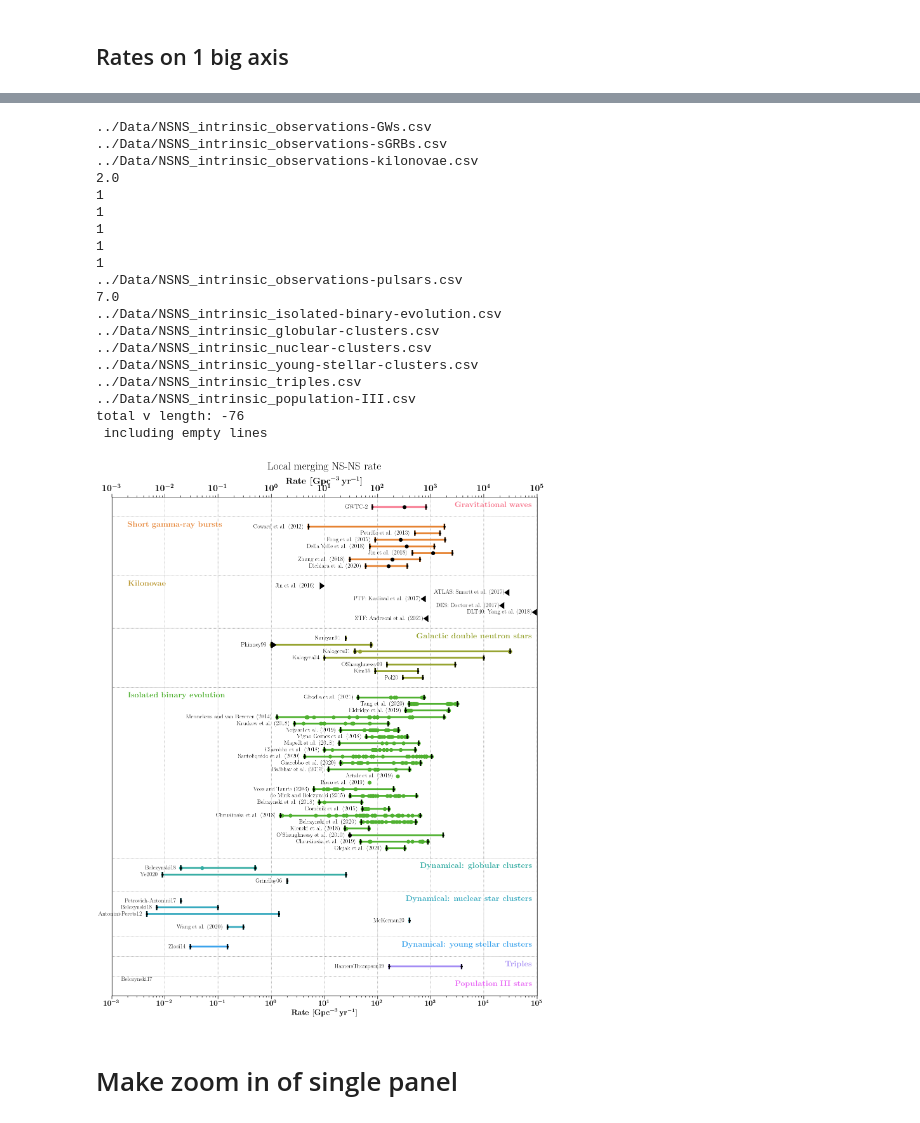
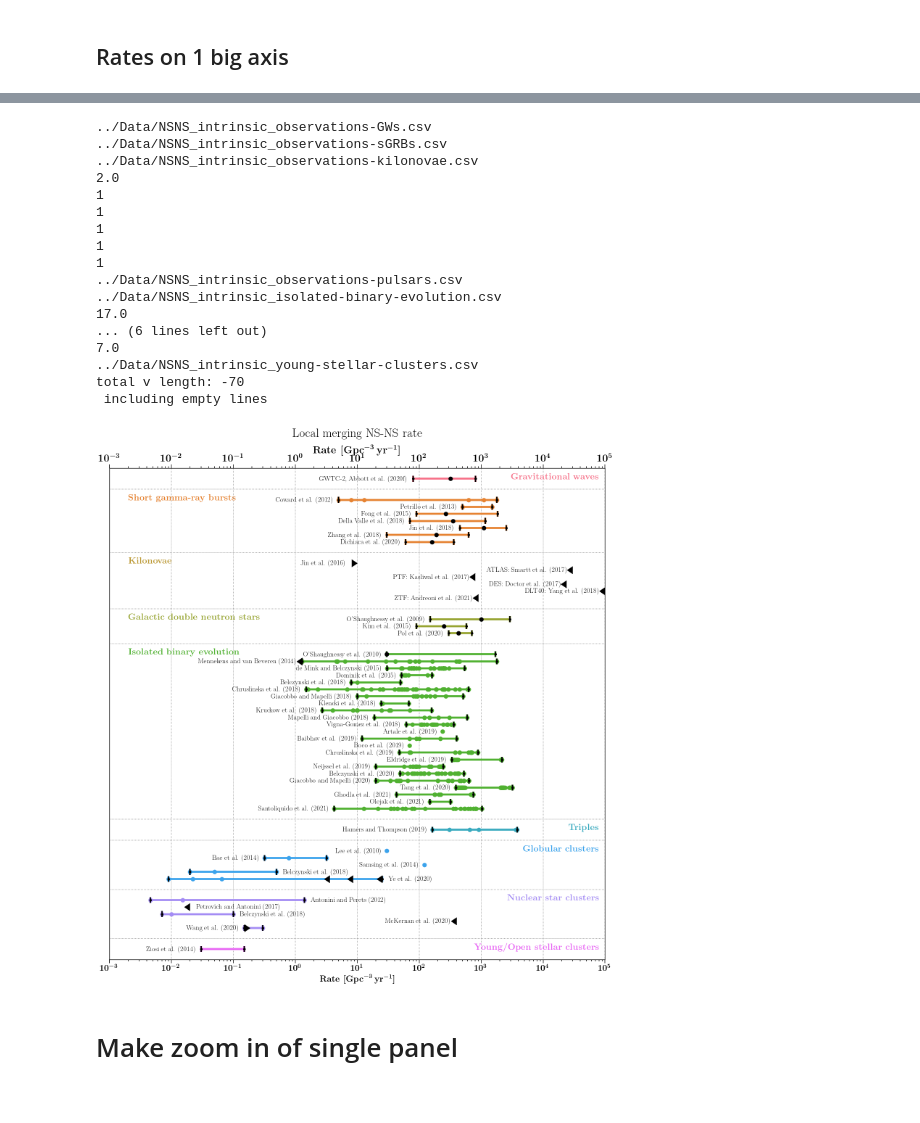
Before and after one commit to FloorBroekgaarden/BPS-comparison, a Jupyter notebook: plottingCode/make_Figure_1_main_rates.ipynb, the cells around one changed output, grey strips where cells are left out. Cells and saved outputs as stored; diff of their text form; code cells hidden in the pictures.

Commit message:
updated figues & data

```diff
--- a/plottingCode/make_Figure_1_main_rates.ipynb
+++ b/plottingCode/make_Figure_1_main_rates.ipynb
@@ -568,26 +598,24 @@ total v length: -57
 # %%
-make_figure(DCOtype='NSNS',ordered='code')
+make_figure(DCOtype='NSNS',ordered='year')
 # %% [output]
 ../Data/NSNS_intrinsic_observations-GWs.csv
 ../Data/NSNS_intrinsic_observations-sGRBs.csv
 ../Data/NSNS_intrinsic_observations-kilonovae.csv
 2.0
 1
 1
 1
 1
 1
 ../Data/NSNS_intrinsic_observations-pulsars.csv
+../Data/NSNS_intrinsic_isolated-binary-evolution.csv
+17.0
+... (6 lines left out)
 7.0
-../Data/NSNS_intrinsic_isolated-binary-evolution.csv
-../Data/NSNS_intrinsic_globular-clusters.csv
-../Data/NSNS_intrinsic_nuclear-clusters.csv
 ../Data/NSNS_intrinsic_young-stellar-clusters.csv
-../Data/NSNS_intrinsic_triples.csv
-../Data/NSNS_intrinsic_population-III.csv
-total v length: -76
+total v length: -70
  including empty lines
-[figure, old version]
+[figure, new version]
 # %% [markdown]
 # Make zoom in of single panel
 # %%
```
Also changed, not shown: parts of 3 cells of this notebook, 12 other files.
